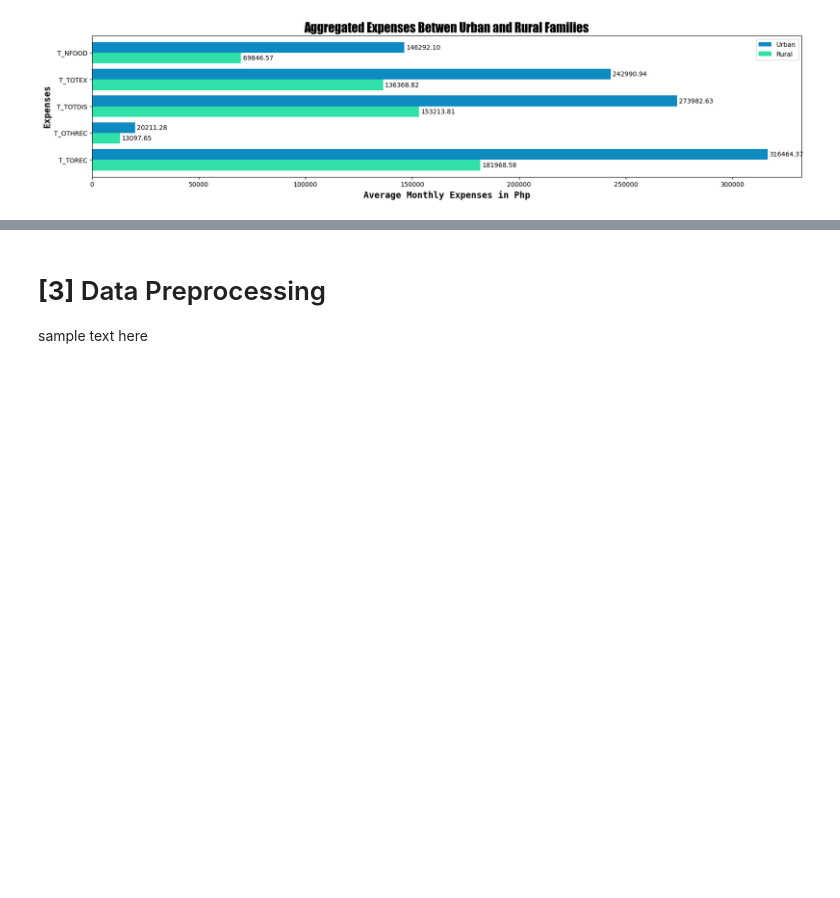
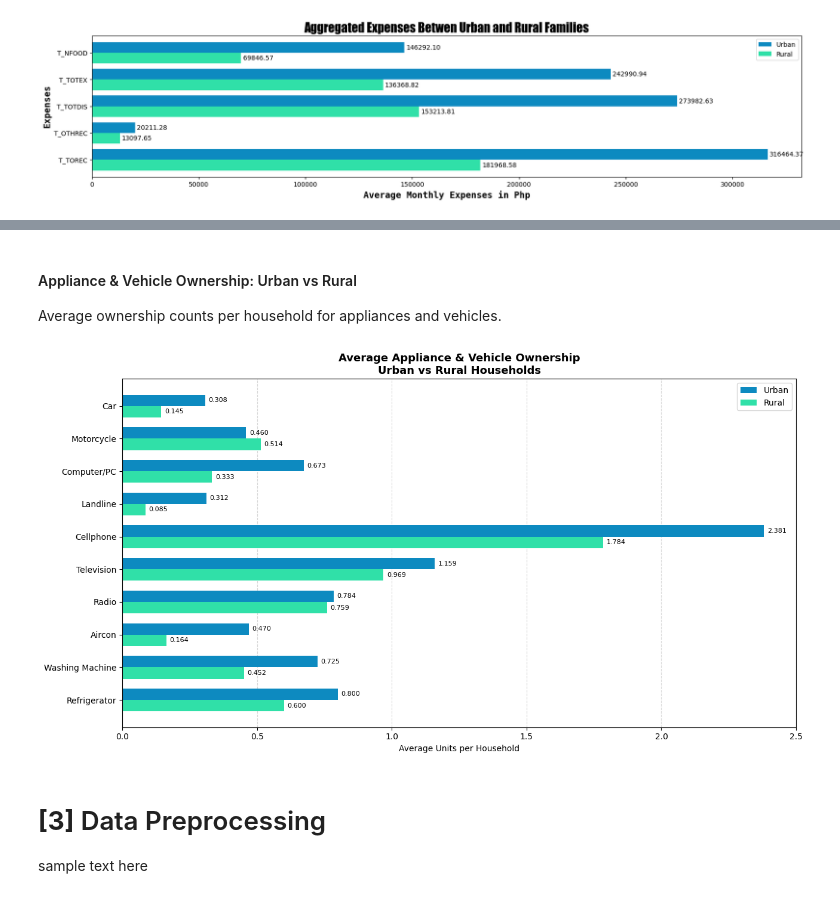
Before and after one commit to NebulaRojo9/STINTSY-MCO, a Jupyter notebook: Group2_nb.ipynb, the cells around one changed output, grey strips where cells are left out. Cells and saved outputs as stored; diff of their text form; code cells hidden in the pictures; blank space fills up the shorter version.

```diff
--- a/Group2_nb.ipynb
+++ b/Group2_nb.ipynb
@@ -189,3 +366,54 @@ compareChart(n, categories, 20, 4, urban, rural, title)
+# %% [markdown]
+#### Appliance & Vehicle Ownership: Urban vs Rural
+Average ownership counts per household for appliances and vehicles.
+# %%
+
+appliance_cols = {
+    "CAR_QTY":        "Car",
+    "MOTORCYCLE_QTY": "Motorcycle",
+    "PC_QTY":         "Computer/PC",
+    "LANDLINE_QTY":   "Landline",
+    "CELLPHONE_QTY":  "Cellphone",
+    "TV_QTY":         "Television",
+    "RADIO_QTY":      "Radio",
+    "AIRCON_QTY":     "Aircon",
+    "WASH_QTY":       "Washing Machine",
+    "REF_QTY":        "Refrigerator",
+}
+
+app_df = ws_or_na_df_labeled[list(appliance_cols.keys()) + ["URB_LABEL"]].copy()
+for col in appliance_cols:
+    app_df[col] = pd.to_numeric(app_df[col], errors="coerce")
+
+app_mean = (
+    app_df
+    .groupby("URB_LABEL")[list(appliance_cols.keys())]
+    .mean()
+    .rename(columns=appliance_cols)
+    .T
+)
+
+n = len(app_mean)
+y = np.arange(n)
+bar_h = 0.35
+
+fig, ax = plt.subplots(figsize=(13, 7))
+b_u = ax.barh(y - bar_h/2, app_mean["Urban"], height=bar_h, label="Urban", color=urban_c)
+b_r = ax.barh(y + bar_h/2, app_mean["Rural"],  height=bar_h, label="Rural",  color=rural_c)
+
+ax.bar_label(b_u, padding=4, fmt="{:.3f}", fontsize=8)
+ax.bar_label(b_r, padding=4, fmt="{:.3f}", fontsize=8)
+
+ax.set_yticks(y); ax.set_yticklabels(app_mean.index, fontsize=10)
+ax.invert_yaxis()
+ax.set_xlabel("Average Units per Household")
+ax.set_title("Average Appliance & Vehicle Ownership\nUrban vs Rural Households",
+             fontsize=13, fontweight="bold")
+ax.xaxis.grid(True, linestyle="--", alpha=0.5); ax.set_axisbelow(True)
+ax.legend()
+plt.tight_layout(); plt.show()
+# %% [output]
+[figure, added]
 # %% [markdown]
 # **[3]** Data Preprocessing
 sample text here
```
Also changed, not shown: parts of 9 cells of this notebook.
